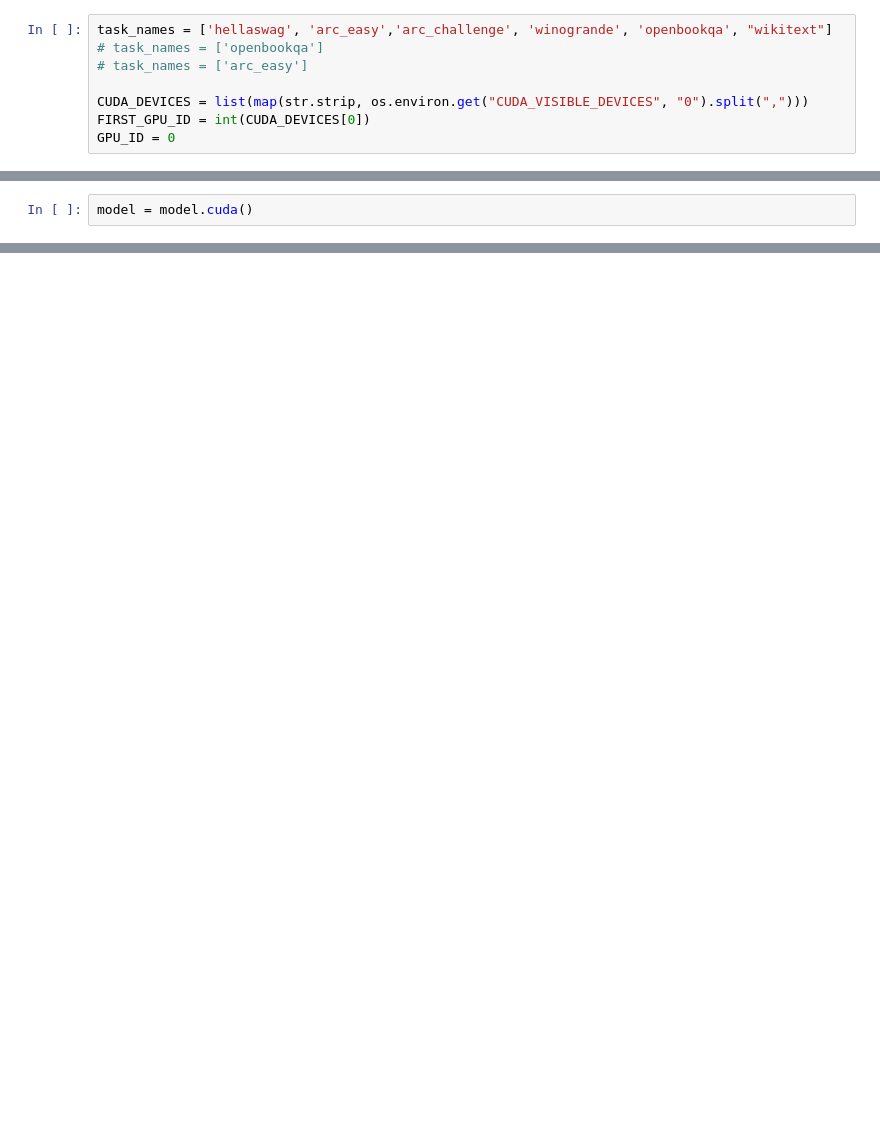
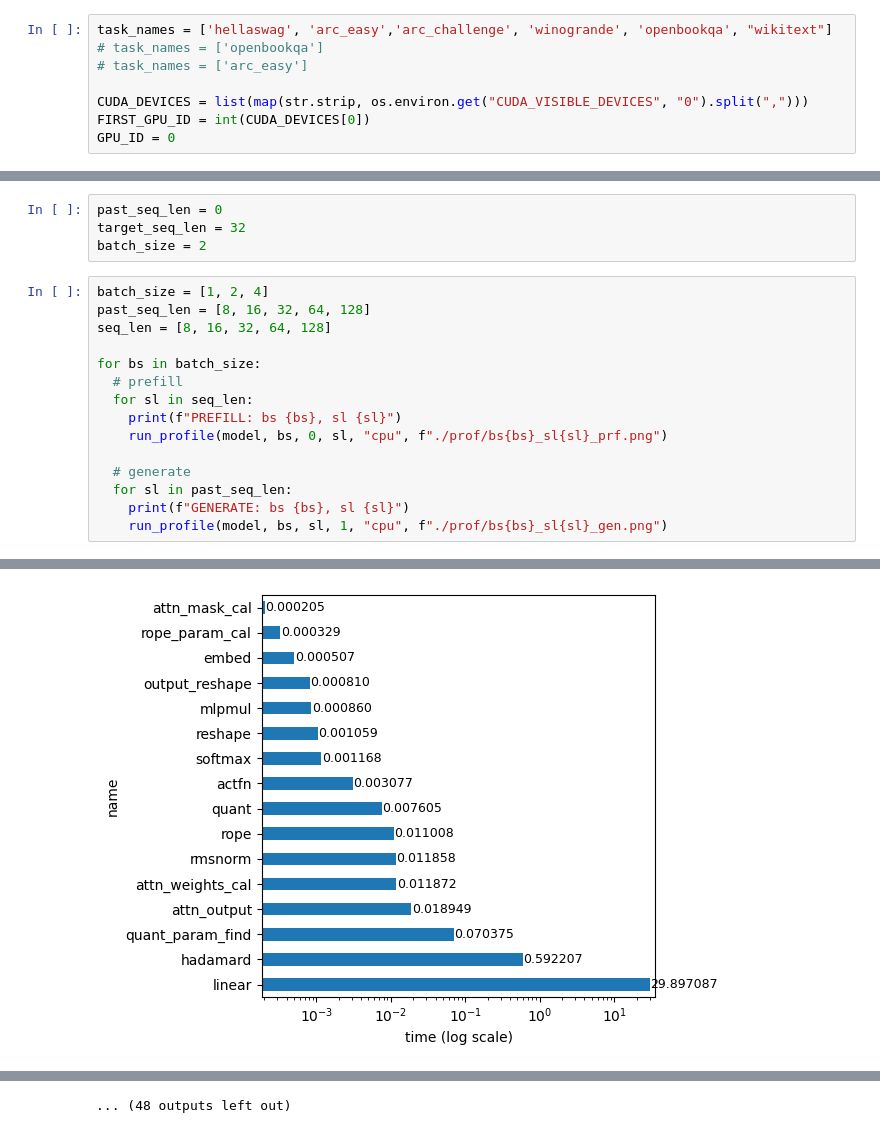
Before and after one commit to jang1664/SpinQuant, a Jupyter notebook: analyze_llama.ipynb, the cells around one changed output, grey strips where cells are left out. Saved outputs shown, nothing was run; the diff lists cells and outputs as text; blank space fills up the shorter version.

```diff
--- a/analyze_llama.ipynb
+++ b/analyze_llama.ipynb
@@ -141,2 +126,0 @@ KeyboardInterrupt:
-# %%
-model = model.cuda()
@@ -274,0 +172,20 @@ Error:
+# %%
+past_seq_len = 0
+target_seq_len = 32
+batch_size = 2
+# %%
+batch_size = [1, 2, 4]
+past_seq_len = [8, 16, 32, 64, 128]
+seq_len = [8, 16, 32, 64, 128]
+
+for bs in batch_size:
+  # prefill
+  for sl in seq_len:
+    print(f"PREFILL: bs {bs}, sl {sl}")
+    run_profile(model, bs, 0, sl, "cpu", f"./prof/bs{bs}_sl{sl}_prf.png")
+
+  # generate
+  for sl in past_seq_len:
+    print(f"GENERATE: bs {bs}, sl {sl}")
+    run_profile(model, bs, sl, 1, "cpu", f"./prof/bs{bs}_sl{sl}_gen.png")
+# %% [output]
@@ -274,0 +209 @@ Error:
+[figure, added]
@@ -274,0 +300 @@ Error:
+... (48 outputs left out)
```
Also changed, not shown: parts of 21 cells of this notebook, 9 other files.
